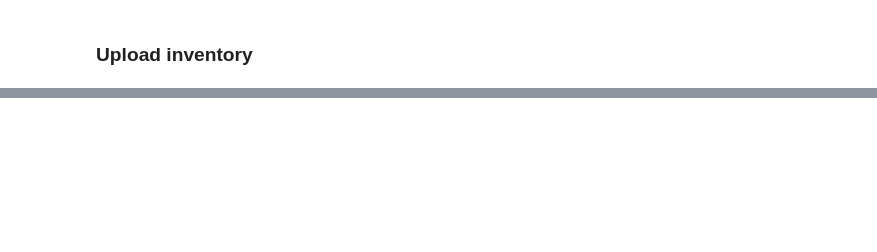
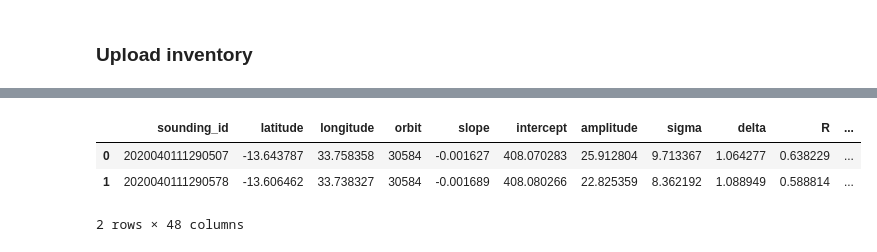
Before and after one commit to dataforgoodfr/batch7_satellite_ges, a Jupyter notebook: notebooks/oco2peak-datasets.ipynb, the cells around one changed output, grey strips where cells are left out. Saved outputs shown, nothing was run; the diff lists cells and outputs as text; code cells hidden in the pictures; blank space fills up the shorter version.

```diff
--- a/notebooks/oco2peak-datasets.ipynb
+++ b/notebooks/oco2peak-datasets.ipynb
@@ -169,6 +169,7 @@ class Datasets:
 
 
     def get_peak_param(self, sounding_id, df_all_peak):
+        sounding_id = int(sounding_id)
         df_param = df_all_peak.query("sounding_id==@sounding_id")
         if len(df_param)<1:
             print(f'ERROR in oco2peak.Datasets.get_peak_param(...) : sounding_id -{sounding_id}- not found in dataframe !')
@@ -427,0 +390,9 @@ datasets.get_files_urls(prefix="/datasets/oco-2/peaks-and-invent/", pattern='pea
+# %%
+detected_peaks_url = "https://storage.gra.cloud.ovh.net/v1/AUTH_2aaacef8e88a4ca897bb93b984bd04dd/oco2//datasets/oco-2/peaks-and-invent/peaks_and_invent_2004.csv"
+df_oco2 = datasets.get_dataframe(detected_peaks_url)
+df_oco2.head(2)
+# %% [output]
+|  | sounding_id | latitude | longitude | orbit | slope | intercept | amplitude | sigma | delta | R | ... |
+| 0 | 2020040111290507 | -13.643787 | 33.758358 | 30584 | -0.001627 | 408.070283 | 25.912804 | 9.713367 | 1.064277 | 0.638229 | ... |
+| 1 | 2020040111290578 | -13.606462 | 33.738327 | 30584 | -0.001689 | 408.080266 | 22.825359 | 8.362192 | 1.088949 | 0.588814 | ... |
+2 rows × 48 columns
```
Also changed, not shown: parts of 9 cells of this notebook, 1 other file.
